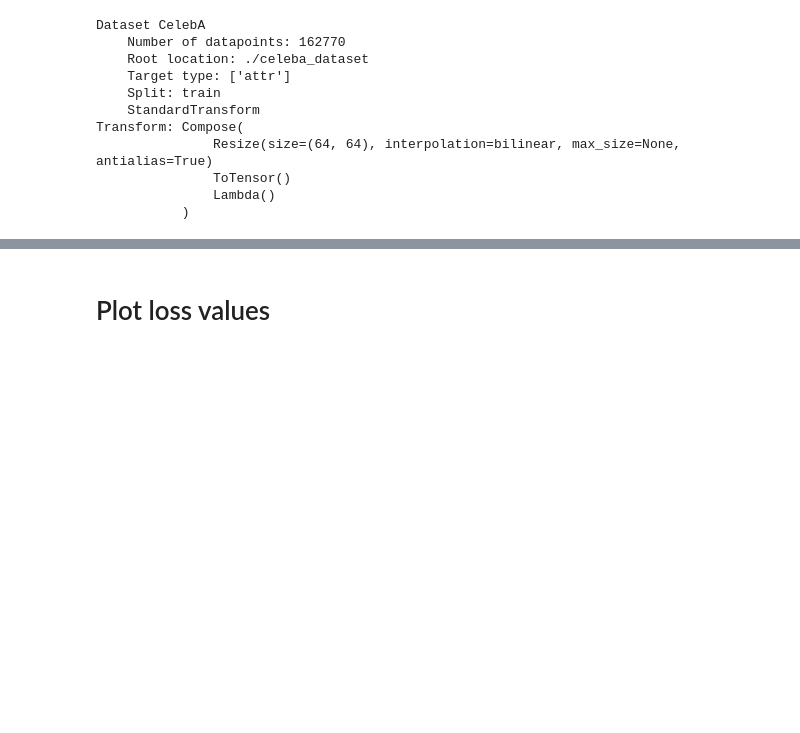
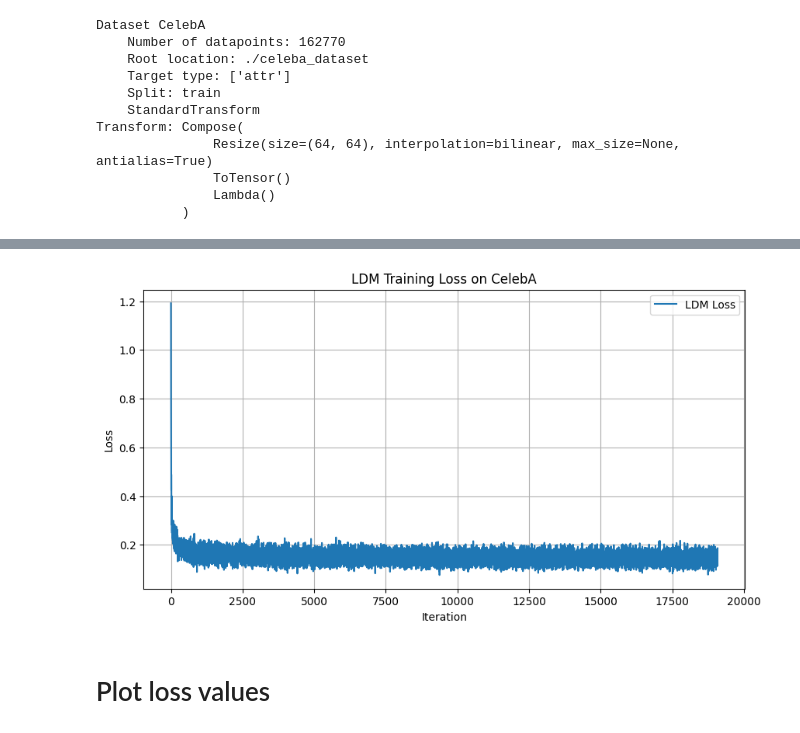
Before and after one commit to jasonkao402/NYCU_2026_spring, a Jupyter notebook: IMVFX/hw2_2/main.ipynb, the cells around one changed output, grey strips where cells are left out. Cells and saved outputs as stored; diff of their text form; code cells hidden in the pictures; blank space fills up the shorter version.

```diff
--- a/IMVFX/hw2_2/main.ipynb
+++ b/IMVFX/hw2_2/main.ipynb
@@ -911,0 +971,4 @@ image size: torch.Size([3, 64, 64])
+# %%
+ldm_losses_celeba = train_ldm(celeba_core, celeba_loader, n_epochs=celeba_n_epochs_ldm, lr=celeba_lr_ldm)
+# %% [output]
+[figure, added]
```
Also changed, not shown: parts of 14 cells of this notebook, 3 other files.
